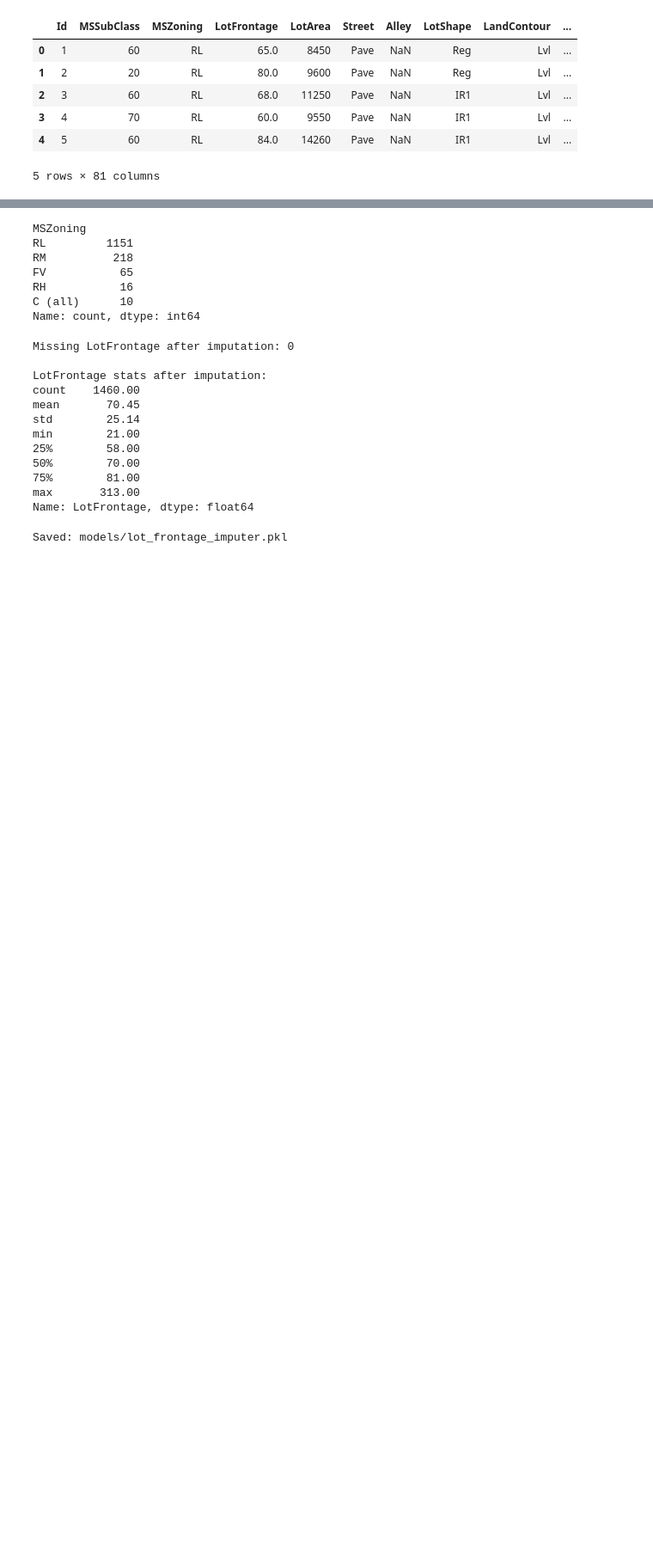
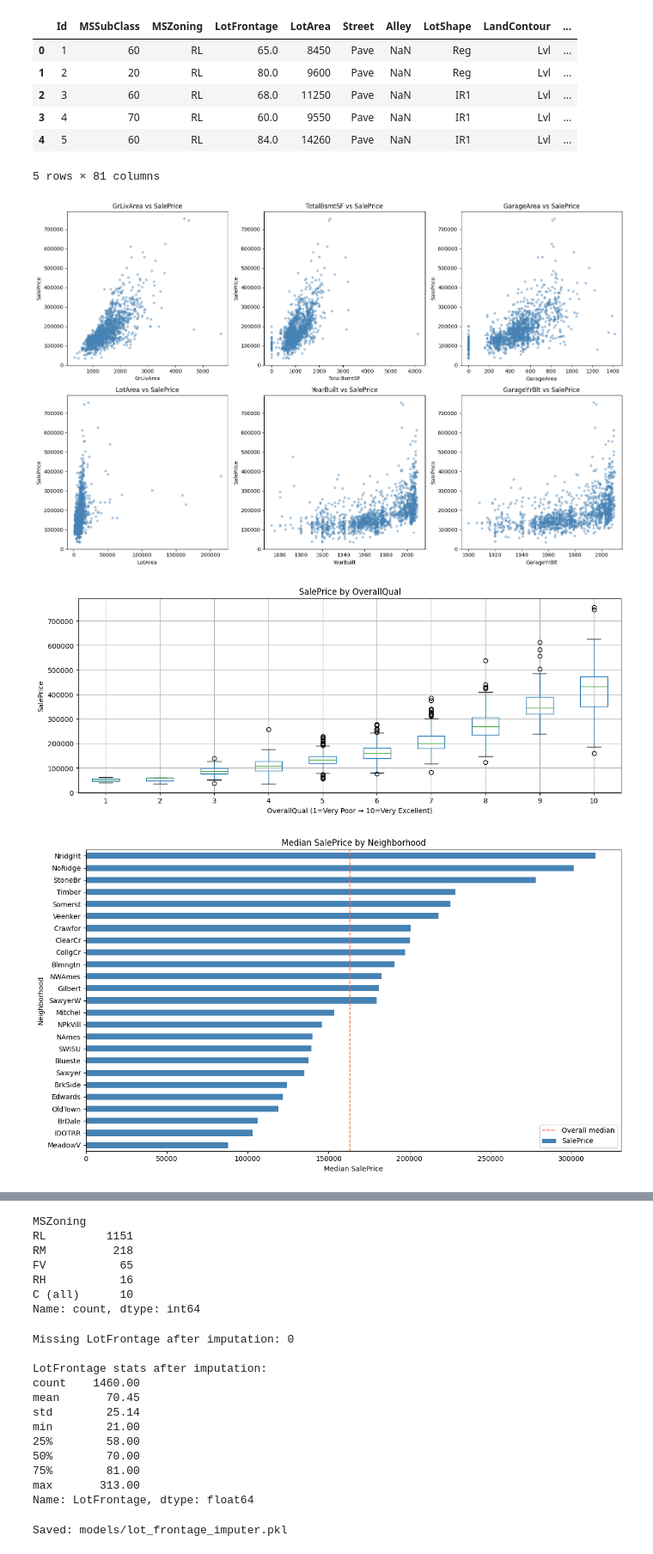
Before and after one commit to edilma/house-prices-advance-regression-techniques, a Jupyter notebook: 01_eda.ipynb, the cells around one changed output, grey strips where cells are left out. Shown at 86% size. Cells and saved outputs as stored; diff of their text form; code cells hidden in the pictures; blank space fills up the shorter version.

```diff
--- a/01_eda.ipynb
+++ b/01_eda.ipynb
@@ -24,3 +122,24 @@ train_raw.head()
 | 3 | 4 | 70 | RL | 60.0 | 9550 | Pave | NaN | IR1 | Lvl | ... |
 | 4 | 5 | 60 | RL | 84.0 | 14260 | Pave | NaN | IR1 | Lvl | ... |
 5 rows × 81 columns
+# %%
+# ── 3. Key numeric features vs SalePrice (scatter) ───────────────────────────
+# GarageYrBlt used here (GarageAge is derived later during feature engineering)
+scatter_features = ['GrLivArea', 'TotalBsmtSF', 'GarageArea', 'LotArea', 'YearBuilt', 'GarageYrBlt']
+
+fig, axes = plt.subplots(2, 3, figsize=(16, 10))
+axes = axes.flatten()
+
+for i, feat in enumerate(scatter_features):
+    axes[i].scatter(train_raw[feat], train_raw['SalePrice'],
+                    alpha=0.4, s=15, color='steelblue')
+    axes[i].set_xlabel(feat)
+    axes[i].set_ylabel('SalePrice')
+    axes[i].set_title(f'{feat} vs SalePrice')
+
+plt.tight_layout()
+plt.show()
+# %% [output]
+[figure, added]
+[figure, added]
+[figure, added]
```
Also changed, not shown: parts of 15 cells of this notebook.
